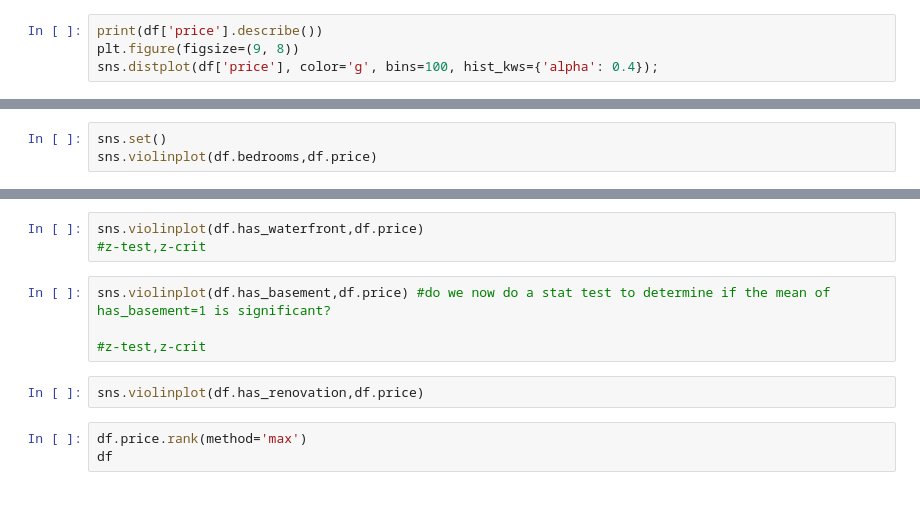
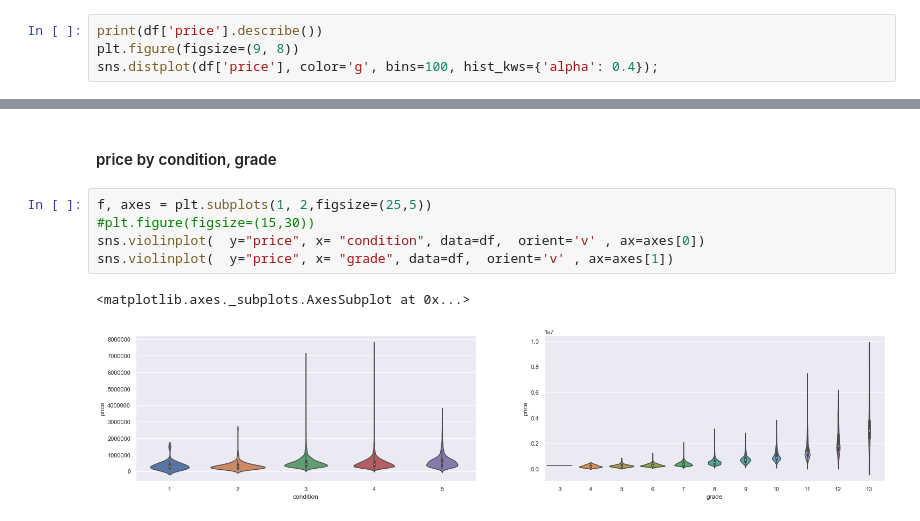
Before and after one commit to Al-Cap/A-House-with-a-View, a Jupyter notebook: Notebooks/EDA_AW.ipynb, the cells around one changed output, grey strips where cells are left out. Cells and saved outputs as stored; diff of their text form.

```diff
--- a/Notebooks/EDA_AW.ipynb
+++ b/Notebooks/EDA_AW.ipynb
@@ -78,3 +115,0 @@ plt.hist(df.update_age,bins=10)
-# %%
-sns.set()
-sns.violinplot(df.bedrooms,df.price)
@@ -90,12 +116,10 @@ sns.scatterplot(df.sqft_living,df.price) #htf negative?
-# %%
-sns.violinplot(df.has_waterfront,df.price)
-#z-test,z-crit
-# %%
-sns.violinplot(df.has_basement,df.price) #do we now do a stat test to determine if the mean of has_basement=1 is significant?
-
-#z-test,z-crit
-# %%
-sns.violinplot(df.has_renovation,df.price)
-# %%
-df.price.rank(method='max')
-df
+# %% [markdown]
+#### price by condition, grade
+# %%
+f, axes = plt.subplots(1, 2,figsize=(25,5))
+#plt.figure(figsize=(15,30))
+sns.violinplot(  y="price", x= "condition", data=df,  orient='v' , ax=axes[0])
+sns.violinplot(  y="price", x= "grade", data=df,  orient='v' , ax=axes[1])
+# %% [output]
+<matplotlib.axes._subplots.AxesSubplot at 0x...>
+[figure, added]
```
Also changed, not shown: parts of 23 cells of this notebook, 1 other file.
